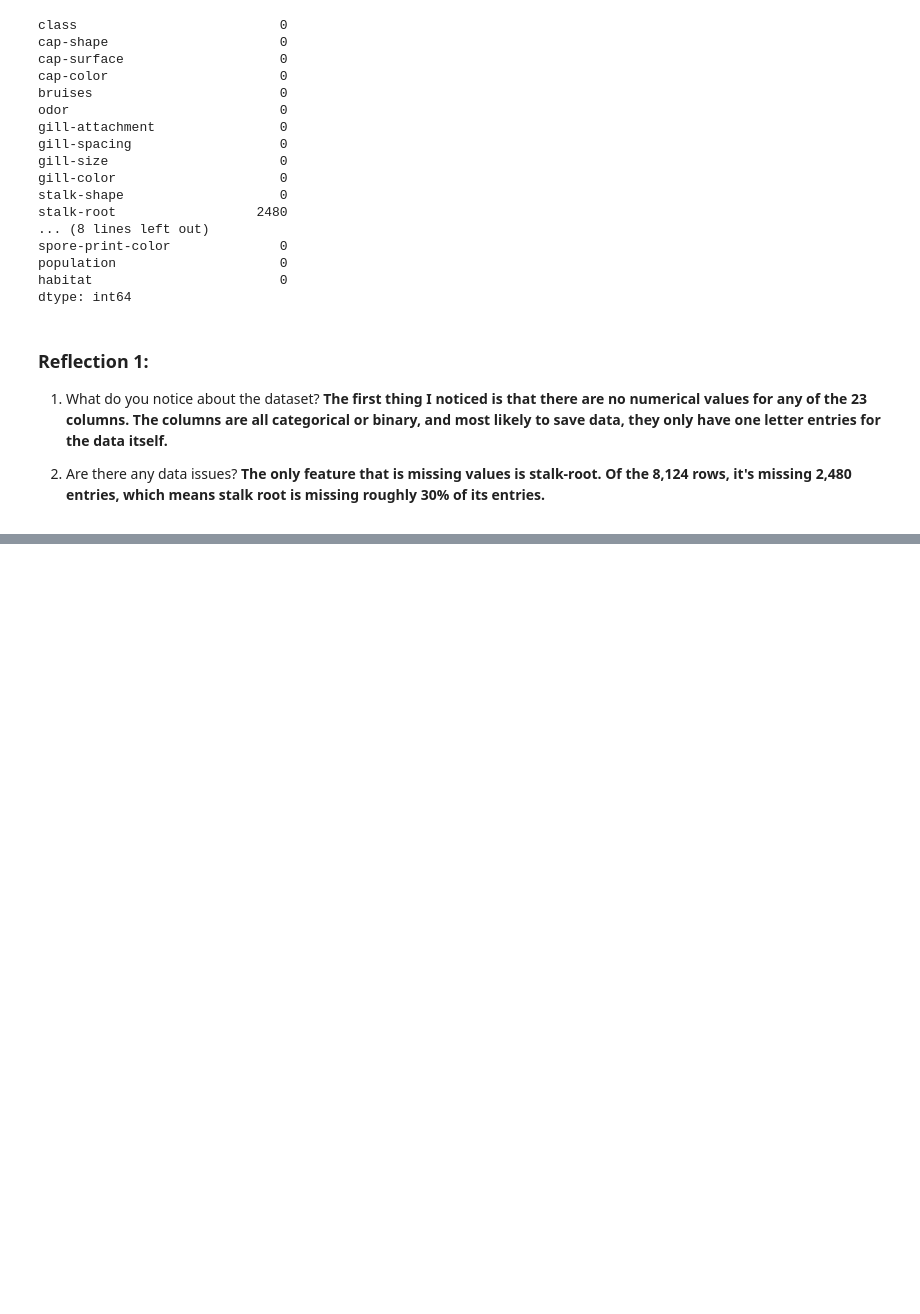
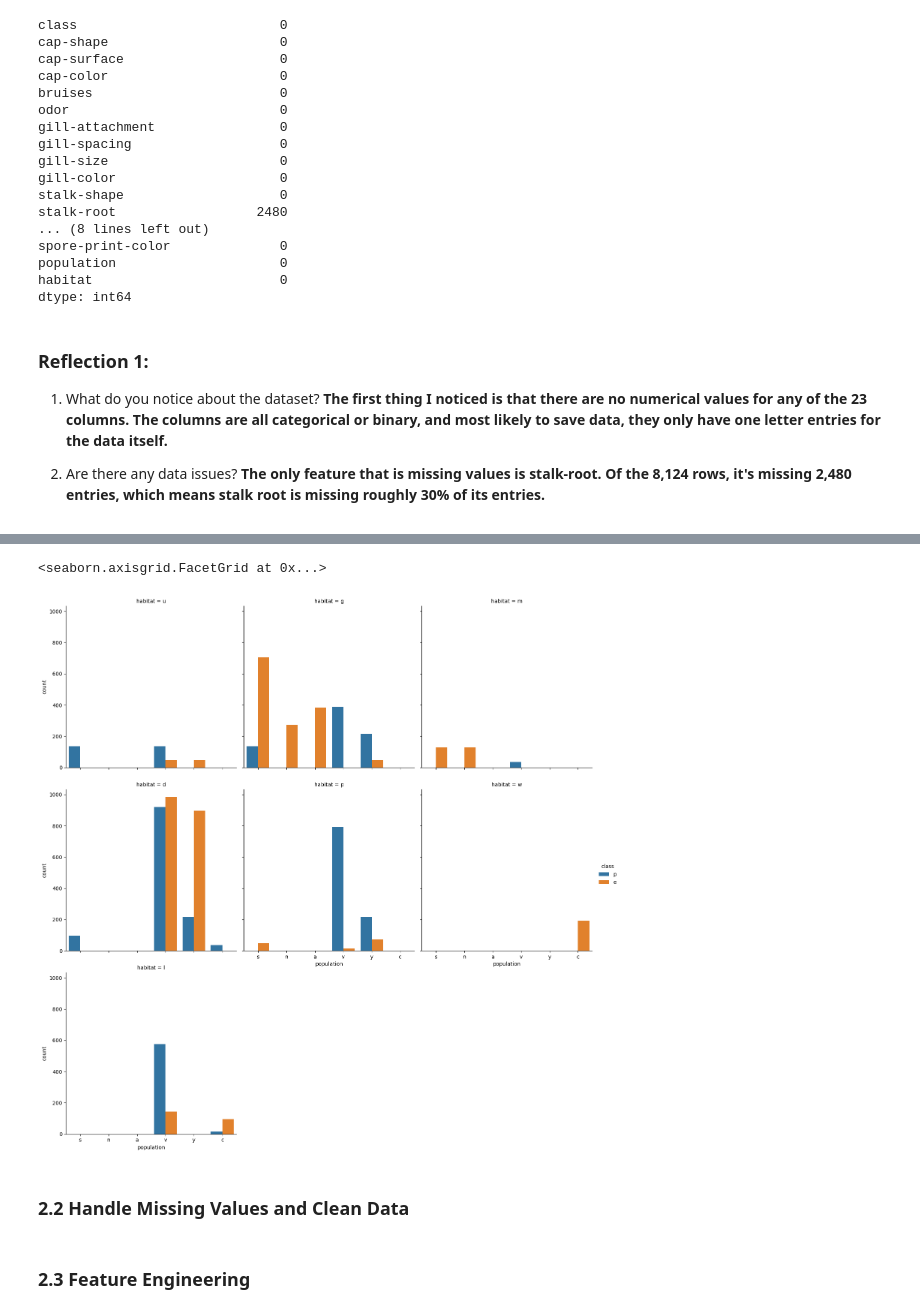
Before and after one commit to DMill31/ml_classification_miller, a Jupyter notebook: ml_midterm_miller.ipynb, the cells around one changed output, grey strips where cells are left out. Saved outputs shown, nothing was run; the diff lists cells and outputs as text; code cells hidden in the pictures; blank space fills up the shorter version.

```diff
--- a/ml_midterm_miller.ipynb
+++ b/ml_midterm_miller.ipynb
@@ -121,0 +155,8 @@ dtype: int64
+# %%
+# Create catplot to see distribution of population across habitats
+sns.catplot(x="population", hue="class", col="habitat", data=mushrooms, kind="count", col_wrap=3)
+# %% [output]
+<seaborn.axisgrid.FacetGrid at 0x...>
+[figure, added]
+# %% [markdown]
+### 2.2 Handle Missing Values and Clean Data
@@ -121,0 +172,2 @@ dtype: int64
+# %% [markdown]
+### 2.3 Feature Engineering
```
Also changed, not shown: parts of 8 cells of this notebook.
